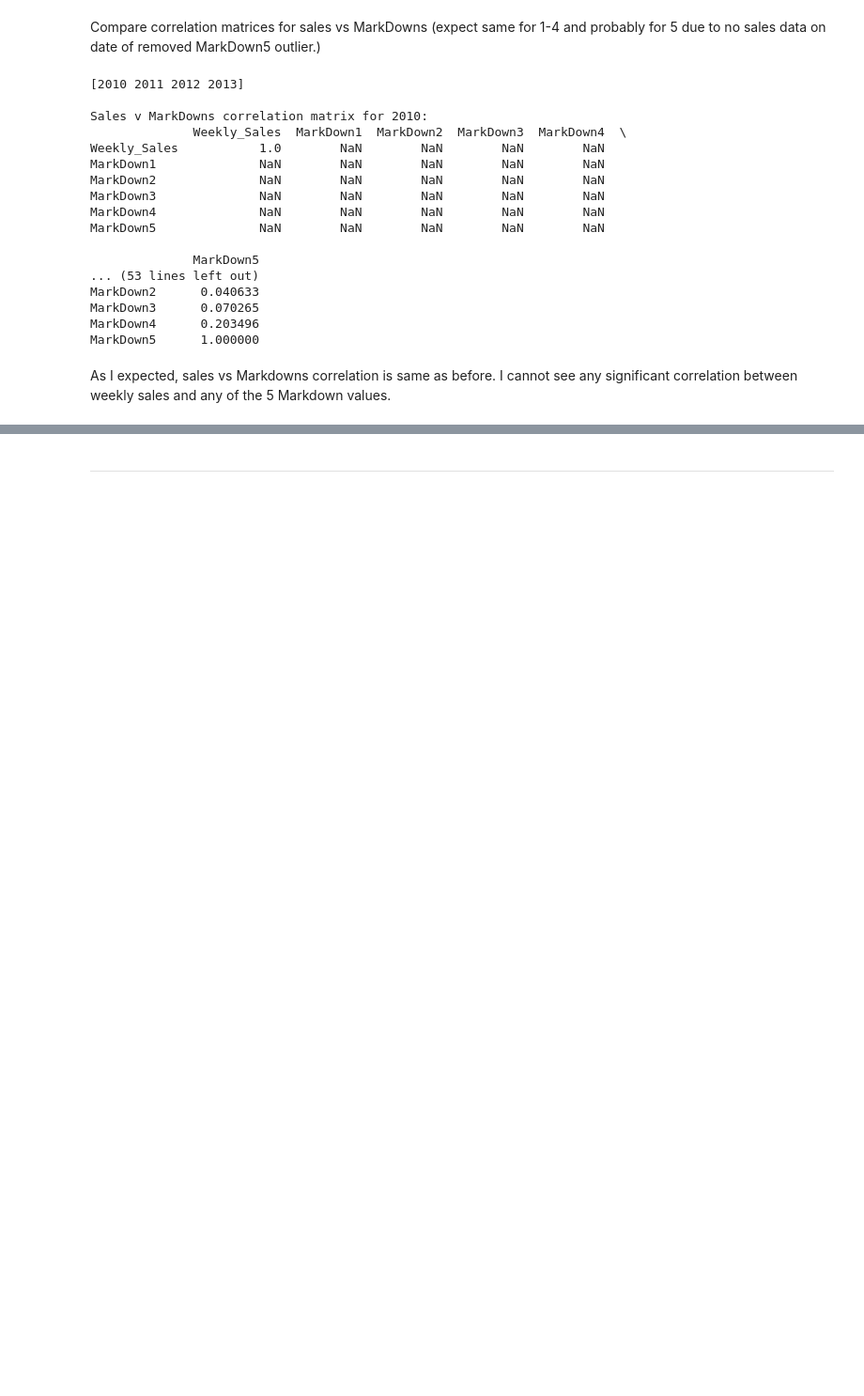
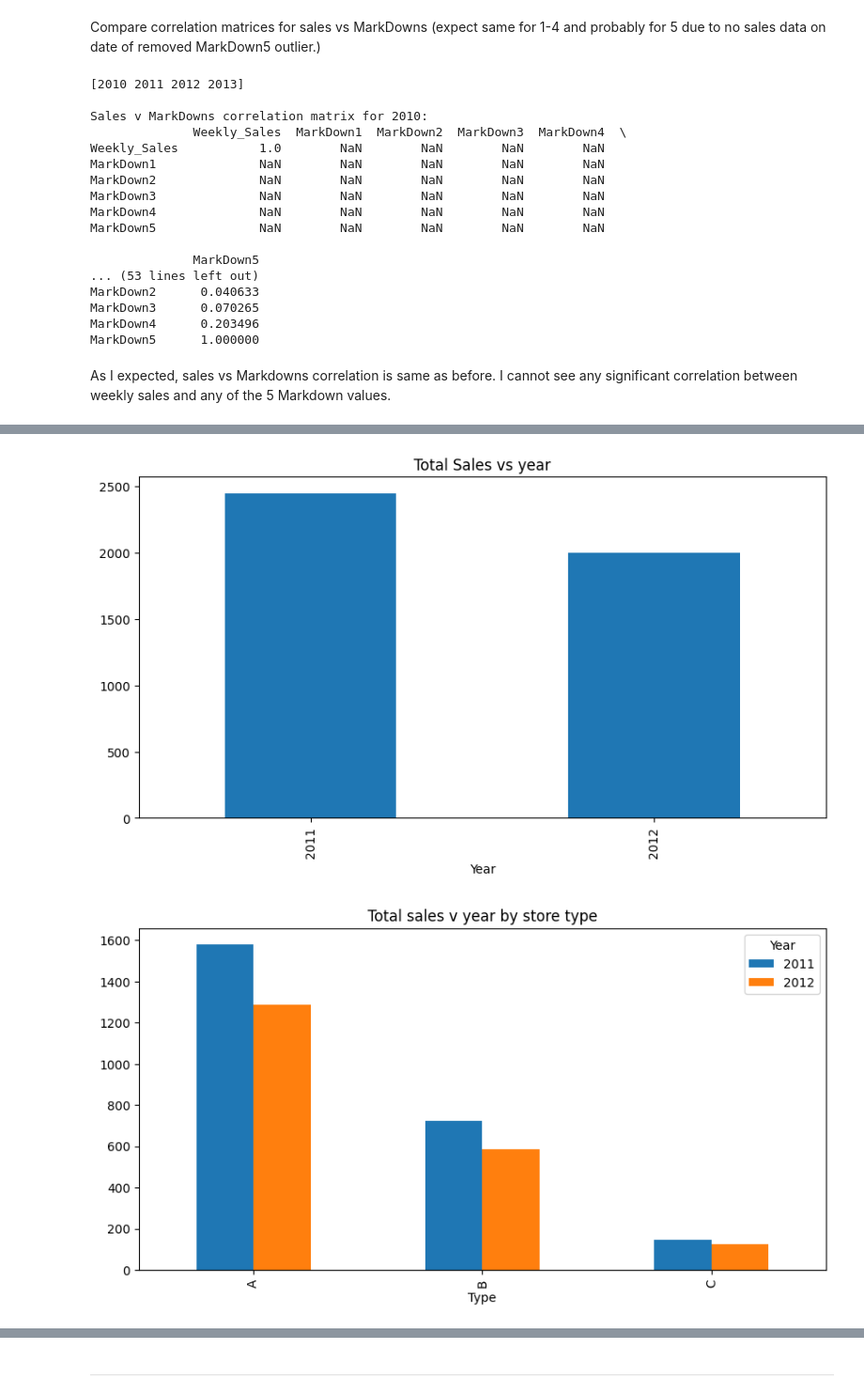
Before and after one commit to jeremystambaugh305/ifp-retailanalysis, a Jupyter notebook: jupyter_notebooks/ETL_2.ipynb, the cells around one changed output, grey strips where cells are left out. Shown at 94% size. Saved outputs shown, nothing was run; the diff lists cells and outputs as text; code cells hidden in the pictures; blank space fills up the shorter version.

```diff
--- a/jupyter_notebooks/ETL_2.ipynb
+++ b/jupyter_notebooks/ETL_2.ipynb
@@ -563,0 +603,8 @@ As I expected, sales vs Markdowns correlation is same as before.  I cannot see a
+# %%
+#merge sales_features dataset with stores dataset outer join on Store
+
+# takes about 1min to run try not to run unless necessary
+df_salesfeaturesstoresmerged = (pd.merge(df_salesfeaturesmerged, df_stores_T, how='outer', on=['Store'])
+                          .sort_values(by=['Date','Store', 'Dept'])
+                            )
+print(df_salesfeaturesstoresmerged)
@@ -563,0 +640,31 @@ As I expected, sales vs Markdowns correlation is same as before.  I cannot see a
+# %%
+#initial visualisation timeline Sales line plots
+
+salestimelinechart1data=df_salesfeaturesstoresmerged[(df_salesfeaturesstoresmerged['Year'] == 2011) | (df_salesfeaturesstoresmerged['Year'] == 2012)].groupby(['Year'])['Weekly_Sales'].sum()/1000000
+
+salestimelinechart1data.plot(kind='bar', figsize=(10, 5), title='Total Sales vs year')
+plt.show()
+
+salestimelinechart2data=(df_salesfeaturesstoresmerged[
+    (df_salesfeaturesstoresmerged['Year'] == 2011) | (df_salesfeaturesstoresmerged['Year'] == 2012)]
+    .groupby(['Type', 'Year'])['Weekly_Sales'].sum()/1000000).unstack()
+
+salestimelinechartdata.plot(kind='bar', figsize=(10, 5), title='Total sales v year by store type')
+plt.show()
+
+salestimelinechart3data=(df_salesfeaturesstoresmerged[
+    (df_salesfeaturesstoresmerged['Year'] == 2011) | (df_salesfeaturesstoresmerged['Year'] == 2012)]
+    .groupby(['Size', 'Year'])['Size'].sum()/1000000).unstack().sort_values(by=2012, ascending=False)
+
+salestimelinechart3data.plot(kind='bar', figsize=(10, 5), title='Total sales v year by store size')
+plt.show()
+
+salestimelinechart4data=(df_salesfeaturesstoresmerged[
+    (df_salesfeaturesstoresmerged['Year'] == 2011) | (df_salesfeaturesstoresmerged['Year'] == 2012)]
+    .groupby(['IsHoliday_x', 'Year'])['Size'].sum()/1000000).unstack().sort_values(by=2012, ascending=False)
+
+salestimelinechart4data.plot(kind='bar', figsize=(10, 5), title='Total sales v year by IsHoliday_x')
+plt.show()
+# %% [output]
+[figure, added]
+[figure, added]
```
Also changed, not shown: parts of 6 cells of this notebook.
